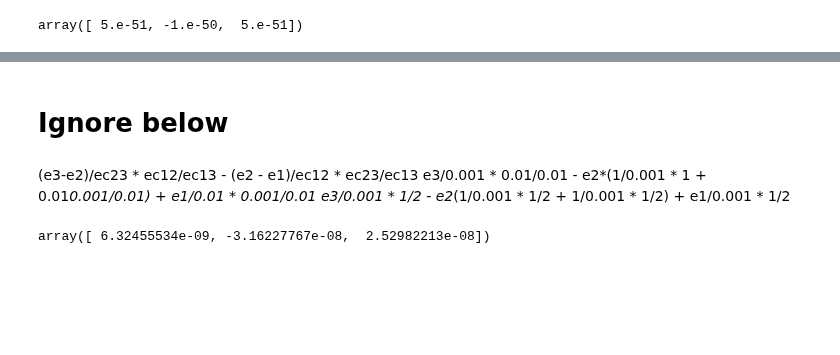
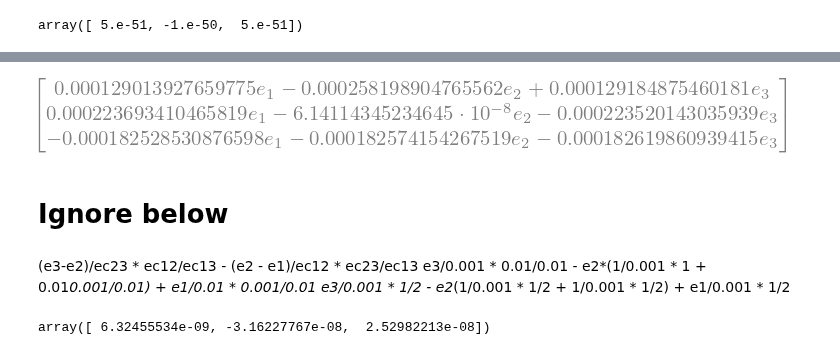
Before and after one commit to EritasY/Chaos, a Jupyter notebook: ModeApproximationComparisonDan.ipynb, the cells around one changed output, grey strips where cells are left out. Drawn from its saved outputs; the diff is of its cells as text; code cells hidden in the pictures; blank space fills up the shorter version.

```diff
--- a/ModeApproximationComparisonDan.ipynb
+++ b/ModeApproximationComparisonDan.ipynb
@@ -131,0 +139,16 @@ array([ 5.e-51, -1.e-50,  5.e-51])
+# %%
+%%time
+alpha = 0.999, 0.999 #0.735, 0.735
+mass = 1e-7,1e-7,1e-7
+ecc = 0.005, 0.005, 0.005
+pomega = 0, 0, np.pi
+sim = make_sim(alpha, mass, ecc, pomega)
+ps = sim.particles
+print(sim.G, sim.particles[0].m, sim.particles[2].a, ps[2].n/2/np.pi)
+#print(sim.particles[2].n)
+#print(laplace_b(3/2, 2, 0, alpha[0])*np.sqrt(mass[0]*mass[1])*sim.particles[2].n/4/sim.particles[0].m)
+lsys = LaplaceLagrangeSystem.from_Simulation(sim)
+M = lsys.Neccentricity_matrix
+vals,T = np.linalg.eigh(M) # T returned by eigh is R^T in paper. Could define R = T.T
+Mdiag = T.T @ lsys.Neccentricity_matrix @ T
+T.T
@@ -132,3 +162,7 @@ array([ 5.e-51, -1.e-50,  5.e-51])
+# %%
+T.T*G.subs(m1, mass[0]).subs(m2, mass[1]).subs(m3, mass[2])
+# %% [output]
+[figure, added]
 # %% [markdown]
 # Ignore below
 # %% [markdown]
```
Also changed, not shown: parts of 7 cells of this notebook, 1 other file.
